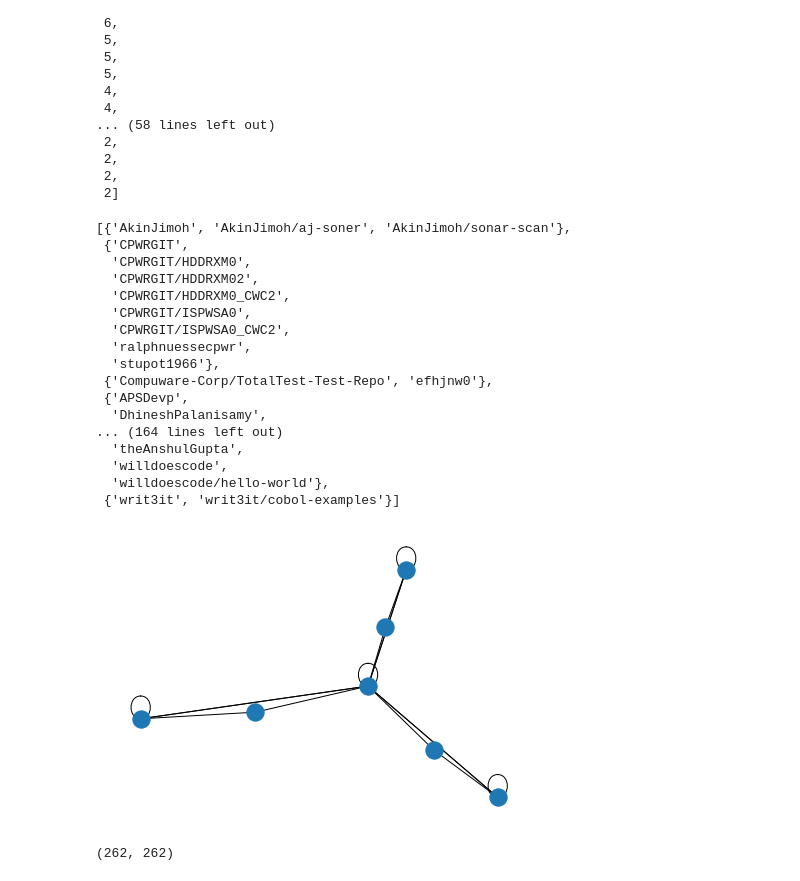
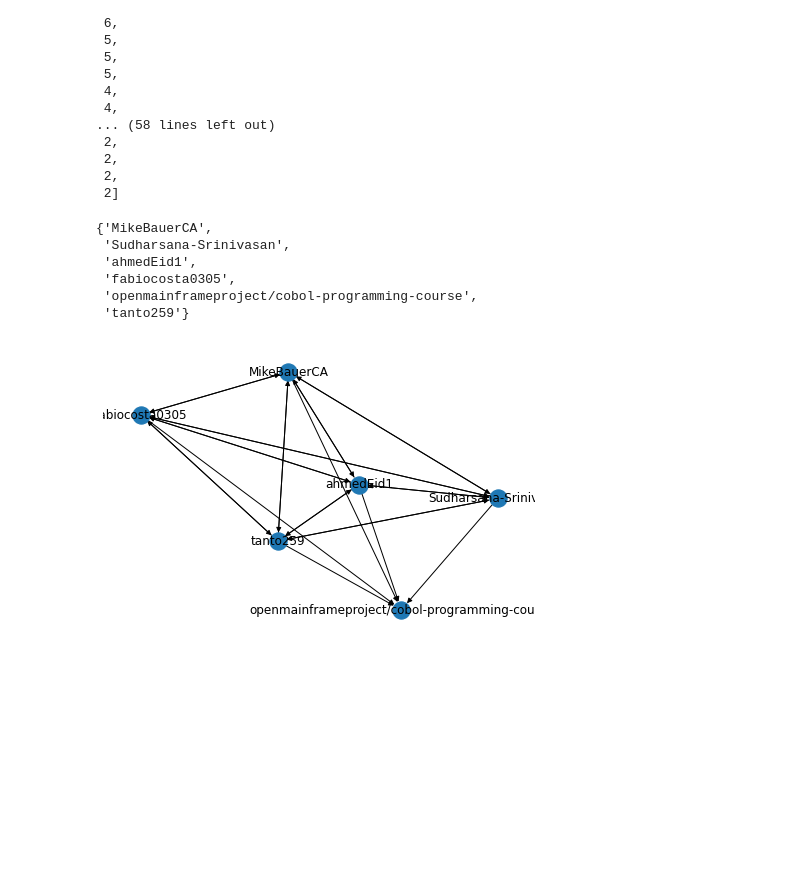
Before and after one commit to fzanart/Socialz, a Jupyter notebook: Mining_frequent_subgraphs.ipynb, the cells around one changed output. Cells and saved outputs as stored; diff of their text form; code cells hidden in the pictures; blank space fills up the shorter version.

```diff
--- a/Mining_frequent_subgraphs.ipynb
+++ b/Mining_frequent_subgraphs.ipynb
@@ -97,0 +77,7 @@ Graph with 262 nodes and 664 edges
+# %%
+# Fill adj_matrix with aux_matrix data
+for column in aux_matrix.columns:
+    for row in aux_matrix.index:
+
+        aux = aux_matrix.at[row, column]
+        adj_matrix.at[row, column] = aux
@@ -98,21 +89,23 @@ Graph with 262 nodes and 664 edges
 # %%
 # Initialise the grah
-G = nx.MultiGraph()
+## Since I deleted the user edge to itself (Set user-user diagonal to 0),
+## I changed the type of graph from multigraph to DiGraph, just for edges visualisation purposes.
+G = nx.DiGraph()
 
 
 # Save edges with their weights
 edges = []
 
-for row in am.index:
-    vector = am.loc[row].to_numpy()
-    for i, j in zip(vector, am.columns):
+for row in adj_matrix.index:
+    vector = adj_matrix.loc[row].to_numpy()
+    for i, j in zip(vector, adj_matrix.columns):
         if i > 0:
             edges.append((row[6:],j[6:],i)) # for nx.Graph() use edges.append((row[6:],j[6:],{'weight': i}))
 
 # Save nodes
 nodes = []
 
-for name in am.index:
+for name in adj_matrix.index:
     if name.startswith('User: '):
         nodes.append((name[6:],{"color": "blue"})) #Users are blue
     elif name.startswith('Repo: '):
@@ -133,9 +126,8 @@ for node in G.nodes():
     if node in users:
         labels[node] = node
 
-#%%
-fig = plt.figure(3)
+
+fig = plt.figure(1)
 nx.draw(G,pos = pos, node_color=node_colors, node_size=150, with_labels=False)
-#nx.draw_networkx_labels(G,pos,labels,font_size=12)
 plt.show()
 # %% [output]
@@ -164,23 +158,3 @@ nx.number_connected_components(G)
  2,
  2,
  2]
-# %%
-list(nx.connected_components(G))
-# %% [output]
-[{'AkinJimoh', 'AkinJimoh/aj-soner', 'AkinJimoh/sonar-scan'},
- {'CPWRGIT',
-  'CPWRGIT/HDDRXM0',
-  'CPWRGIT/HDDRXM02',
-  'CPWRGIT/HDDRXM0_CWC2',
-  'CPWRGIT/ISPWSA0',
-  'CPWRGIT/ISPWSA0_CWC2',
-  'ralphnuessecpwr',
-  'stupot1966'},
- {'Compuware-Corp/TotalTest-Test-Repo', 'efhjnw0'},
- {'APSDevp',
-  'DhineshPalanisamy',
-... (164 lines left out)
-  'theAnshulGupta',
-  'willdoescode',
-  'willdoescode/hello-world'},
- {'writ3it', 'writ3it/cobol-examples'}]
@@ -190,4 +161,26 @@ connected_components = [c for c in sorted(connected_components, key=len, reverse
+# %%
+connected_components = list(nx.weakly_connected_components(G))
+# %%
+node = 'fabiocosta0305'
+
+def get_component(node, connected_components):
+  for component in connected_components:
+    if node in component:
+      return component
+  else:
+    return set()
+
+
+get_component(node, connected_components)
+# %% [output]
+{'MikeBauerCA',
+ 'Sudharsana-Srinivasan',
+ 'ahmedEid1',
+ 'fabiocosta0305',
+ 'openmainframeproject/cobol-programming-course',
+ 'tanto259'}
 # %%
-nx.draw(nx.subgraph(G, list(connected_components[4])))
+T = nx.subgraph(G, list(get_component(node, connected_components)))
+nx.draw(T, with_labels=True)
 # %% [output]
-[figure, old version]
+[figure, new version]
@@ -196,4 +186,0 @@ nx.write_edgelist(G, "test_edgelist", delimiter=' ', data=False)
-# %%
-am.shape
-# %% [output]
-(262, 262)
```
Also changed, not shown: parts of 21 cells of this notebook.
